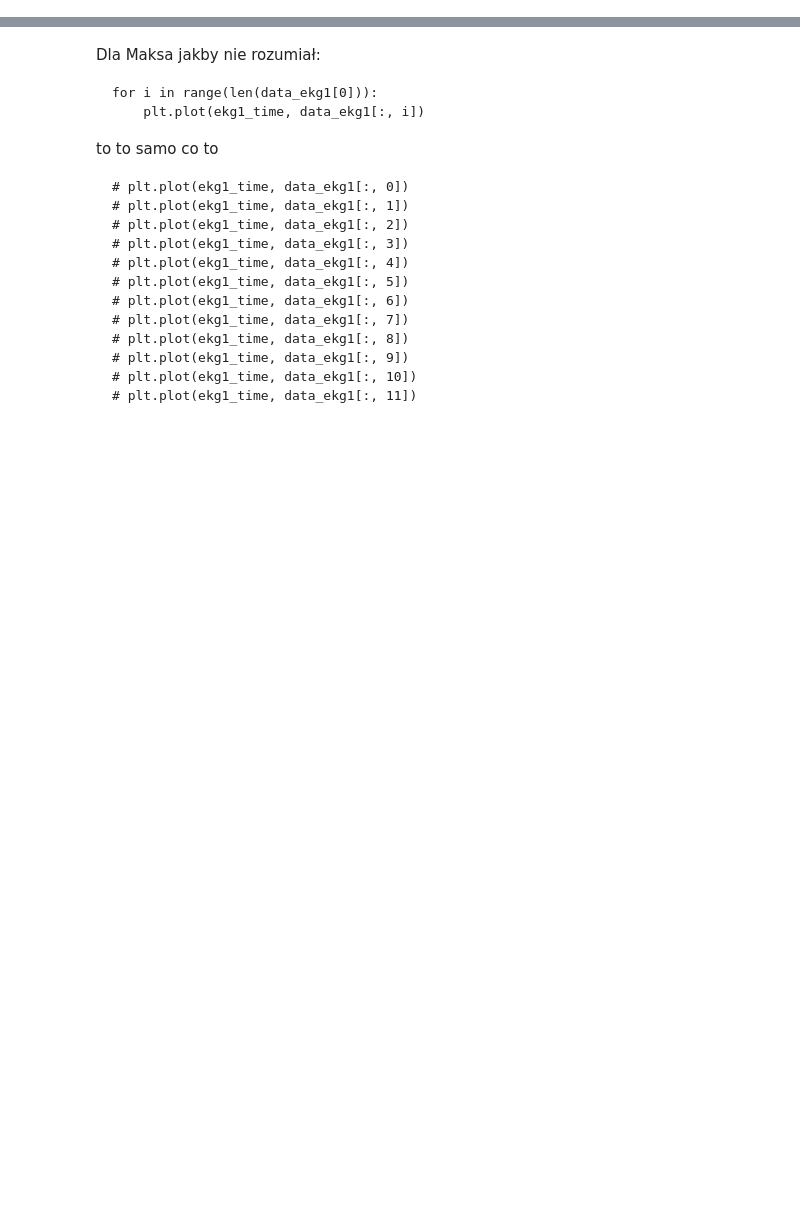
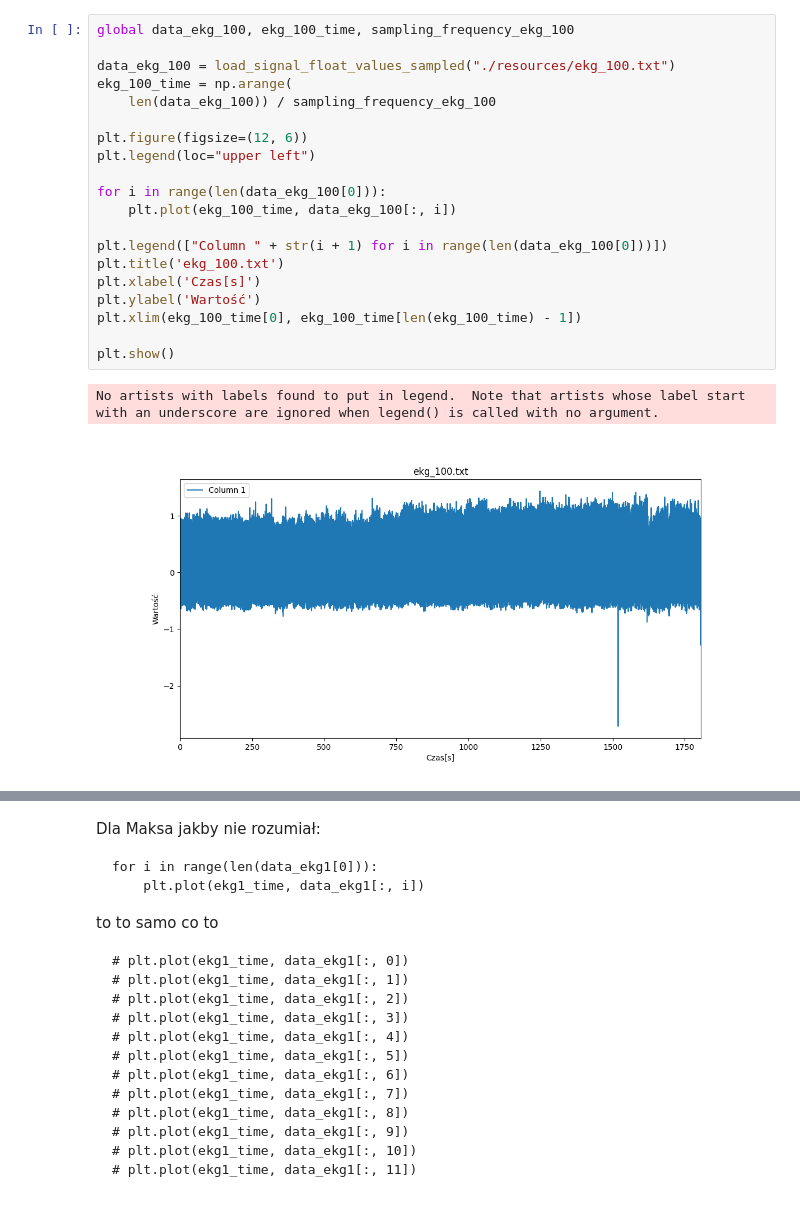
Before and after one commit to LUKIS123/CPSiO-PWR, a Jupyter notebook: Lab1/Lab1.ipynb, the cells around one changed output, grey strips where cells are left out. Cells and saved outputs as stored; diff of their text form; blank space fills up the shorter version.

```diff
--- a/Lab1/Lab1.ipynb
+++ b/Lab1/Lab1.ipynb
@@ -4,0 +84,23 @@ test
+# %%
+global data_ekg_100, ekg_100_time, sampling_frequency_ekg_100
+
+data_ekg_100 = load_signal_float_values_sampled("./resources/ekg_100.txt")
+ekg_100_time = np.arange(
+    len(data_ekg_100)) / sampling_frequency_ekg_100
+
+plt.figure(figsize=(12, 6))
+plt.legend(loc="upper left")
+
+for i in range(len(data_ekg_100[0])):
+    plt.plot(ekg_100_time, data_ekg_100[:, i])
+
+plt.legend(["Column " + str(i + 1) for i in range(len(data_ekg_100[0]))])
+plt.title('ekg_100.txt')
+plt.xlabel('Czas[s]')
+plt.ylabel('Wartość')
+plt.xlim(ekg_100_time[0], ekg_100_time[len(ekg_100_time) - 1])
+
+plt.show()
+# %% [output]
+No artists with labels found to put in legend.  Note that artists whose label start with an underscore are ignored when legend() is called with no argument.
+[figure, added]
```
Also changed, not shown: parts of 26 cells of this notebook, 1 other file.
